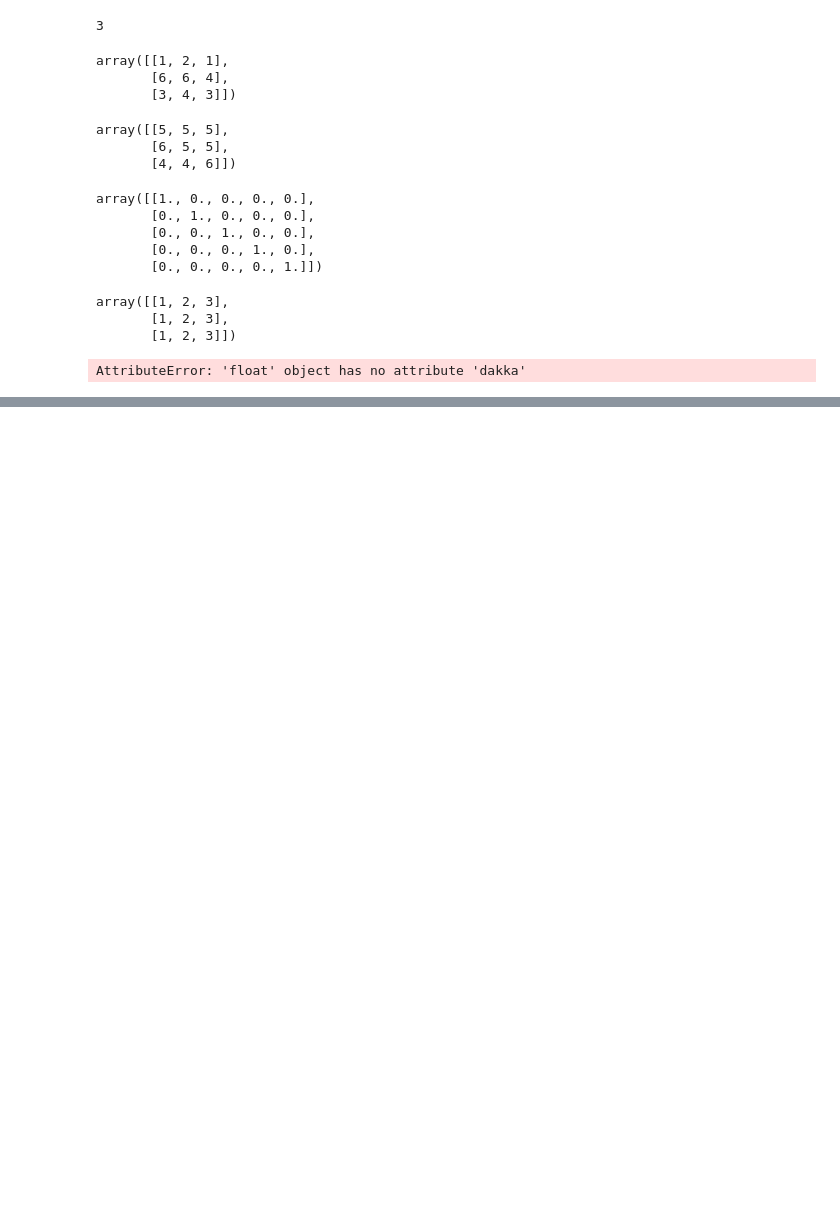
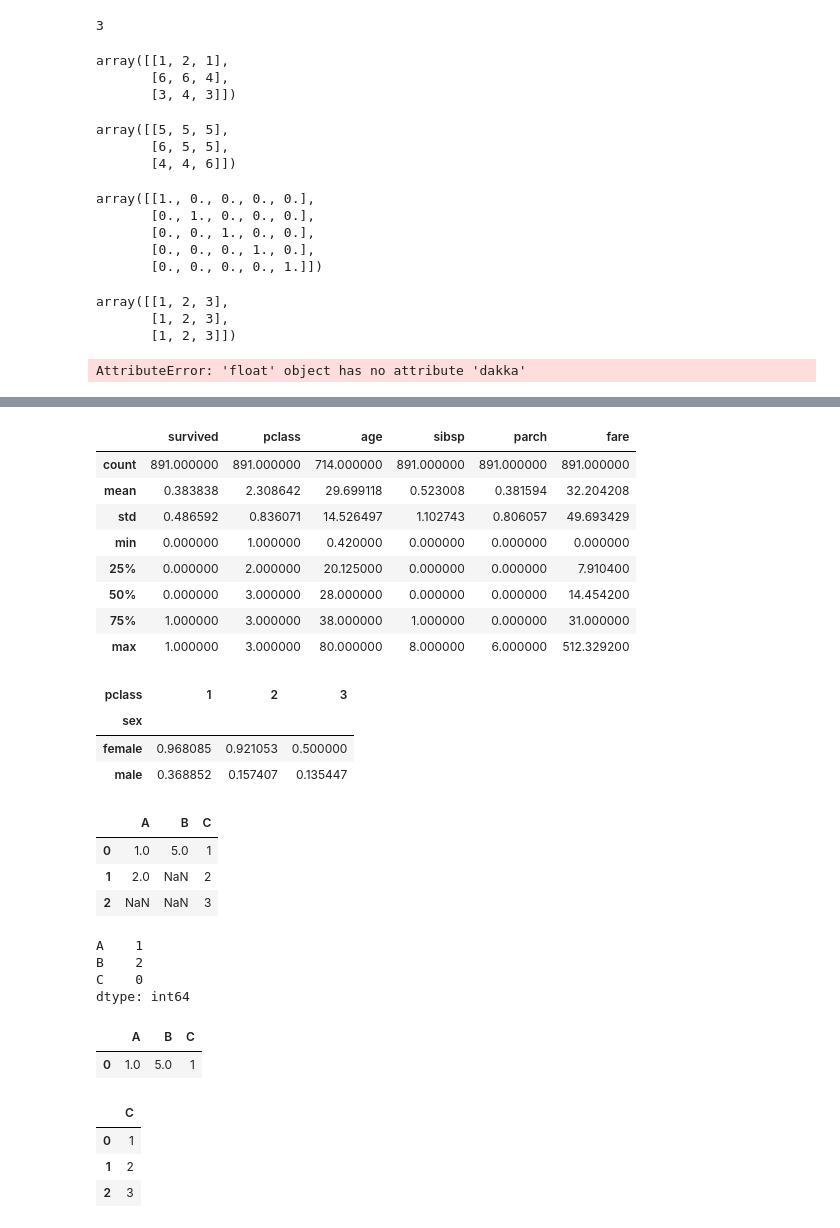
Before and after one commit to MevlutYildiz77/Numpy, a Jupyter notebook: numpy_pre-class_codes.ipynb, the cells around one changed output, grey strips where cells are left out. Cells and saved outputs as stored; diff of their text form; code cells hidden in the pictures; blank space fills up the shorter version.

```diff
--- a/numpy_pre-class_codes.ipynb
+++ b/numpy_pre-class_codes.ipynb
@@ -708,0 +901,48 @@ AttributeError: 'float' object has no attribute 'dakka'
+# %%
+titanic.describe()
+# %% [output]
+|  | survived | pclass | age | sibsp | parch | fare |
+| count | 891.000000 | 891.000000 | 714.000000 | 891.000000 | 891.000000 | 891.000000 |
+| mean | 0.383838 | 2.308642 | 29.699118 | 0.523008 | 0.381594 | 32.204208 |
+| std | 0.486592 | 0.836071 | 14.526497 | 1.102743 | 0.806057 | 49.693429 |
+| min | 0.000000 | 1.000000 | 0.420000 | 0.000000 | 0.000000 | 0.000000 |
+| 25% | 0.000000 | 2.000000 | 20.125000 | 0.000000 | 0.000000 | 7.910400 |
+| 50% | 0.000000 | 3.000000 | 28.000000 | 0.000000 | 0.000000 | 14.454200 |
+| 75% | 1.000000 | 3.000000 | 38.000000 | 1.000000 | 0.000000 | 31.000000 |
+| max | 1.000000 | 3.000000 | 80.000000 | 8.000000 | 6.000000 | 512.329200 |
+# %%
+titanic.pivot_table(values="survived", index="sex", columns="pclass")
+# %% [output]
+| pclass | 1 | 2 | 3 |
+| sex |  |  |  |
+| female | 0.968085 | 0.921053 | 0.500000 |
+| male | 0.368852 | 0.157407 | 0.135447 |
+# %%
+df = pd.DataFrame({'A':[1, 2, np.nan],
+                  'B':[5, np.nan, np.nan],
+                  'C':[1, 2, 3]})
+df
+# %% [output]
+|  | A | B | C |
+| 0 | 1.0 | 5.0 | 1 |
+| 1 | 2.0 | NaN | 2 |
+| 2 | NaN | NaN | 3 |
+# %%
+df.isnull().sum()
+# %% [output]
+A    1
+B    2
+C    0
+dtype: int64
+# %%
+df.dropna()
+# %% [output]
+|  | A | B | C |
+| 0 | 1.0 | 5.0 | 1 |
+# %%
+df.dropna(axis=1)
+# %% [output]
+|  | C |
+| 0 | 1 |
+| 1 | 2 |
+| 2 | 3 |
```
Also changed, not shown: parts of 22 cells of this notebook.
